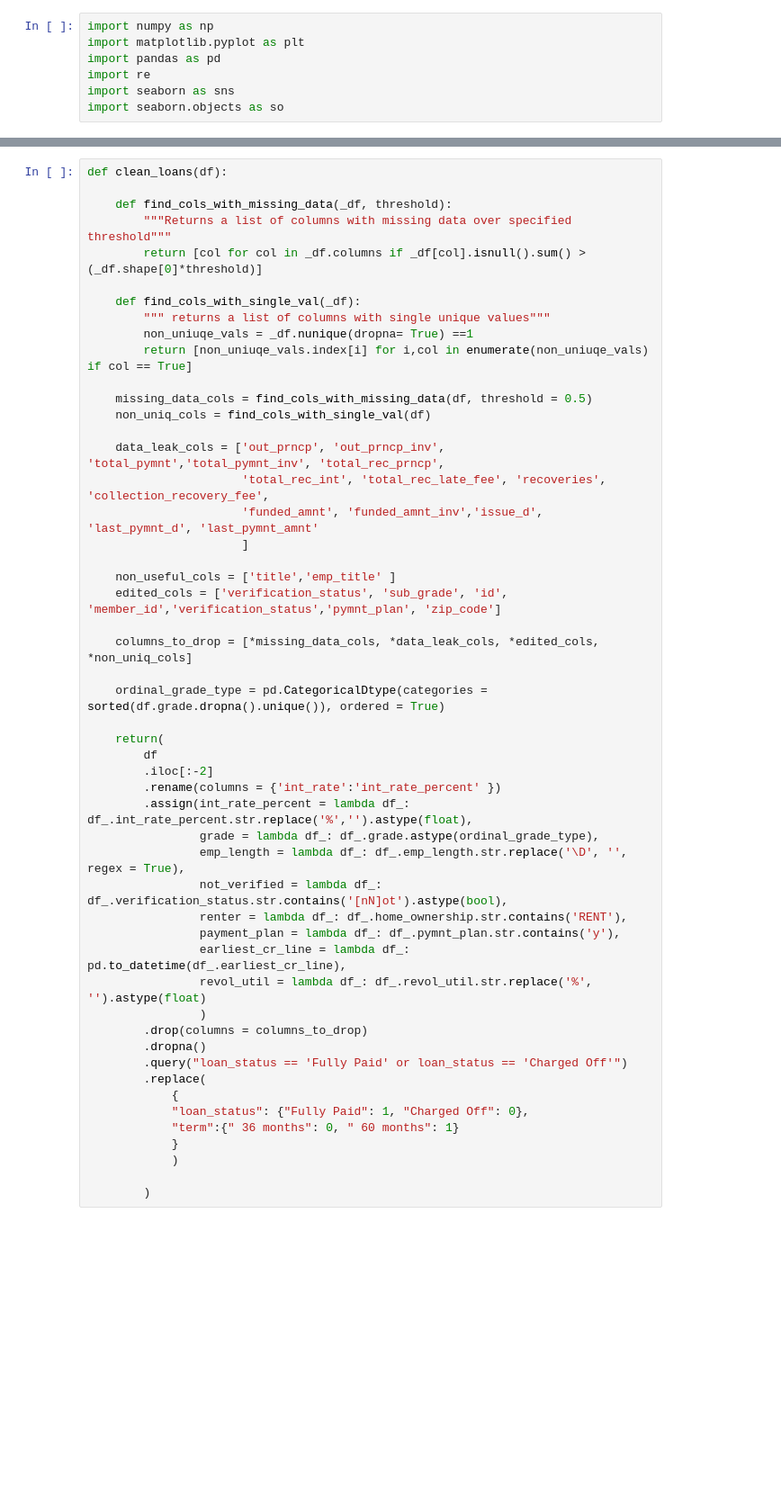
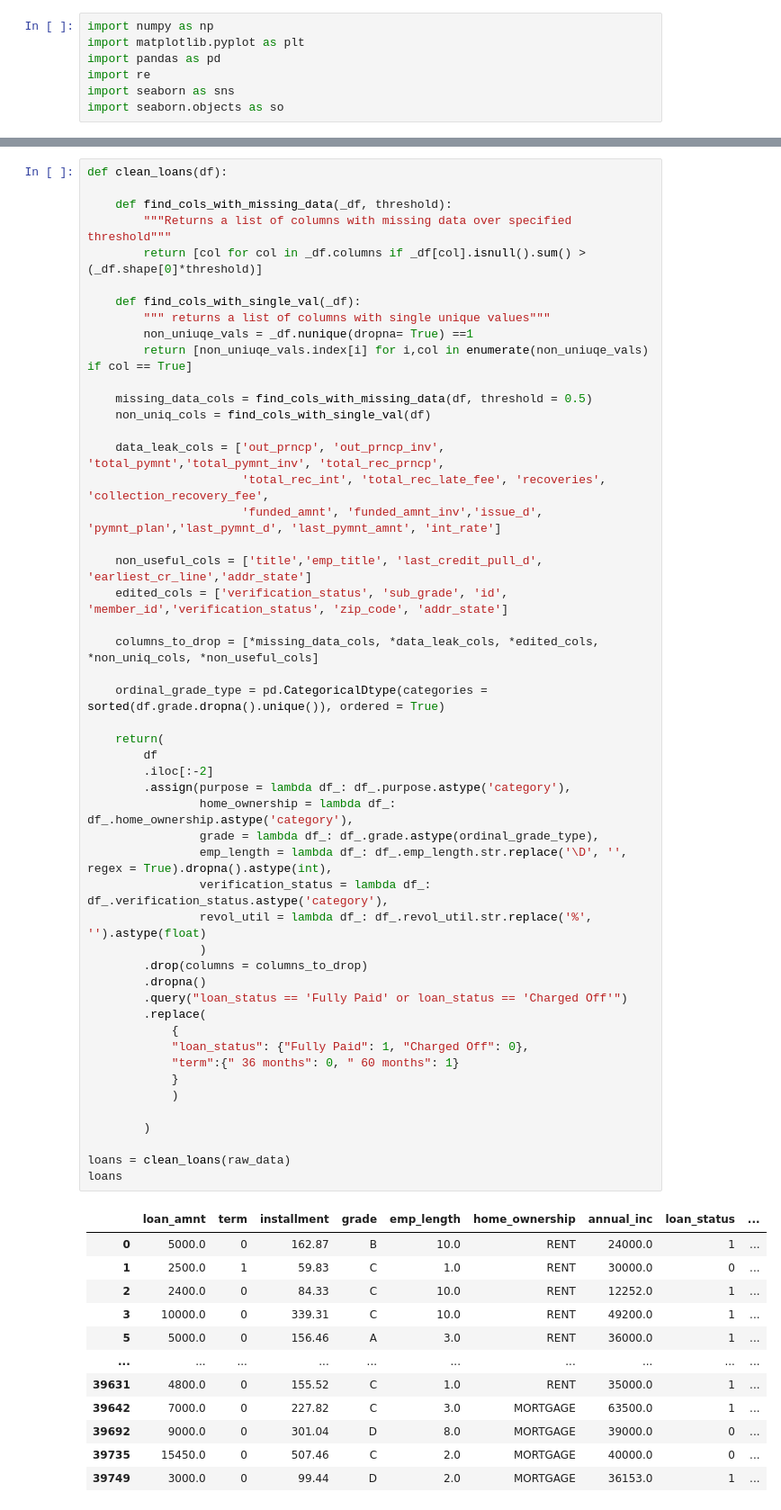
Before and after one commit to Mschaid/credit_modeling, a Jupyter notebook: notebooks/loans_EDA.ipynb, the cells around one changed output, grey strips where cells are left out. Shown at 90% size. Cells and saved outputs as stored; diff of their text form; blank space fills up the shorter version.

```diff
--- a/notebooks/loans_EDA.ipynb
+++ b/notebooks/loans_EDA.ipynb
@@ -22,42 +22,54 @@ def clean_loans(df):
         non_uniuqe_vals = _df.nunique(dropna= True) ==1
         return [non_uniuqe_vals.index[i] for i,col in enumerate(non_uniuqe_vals) if col == True]
 
     missing_data_cols = find_cols_with_missing_data(df, threshold = 0.5)
     non_uniq_cols = find_cols_with_single_val(df)
 
     data_leak_cols = ['out_prncp', 'out_prncp_inv', 'total_pymnt','total_pymnt_inv', 'total_rec_prncp',
                       'total_rec_int', 'total_rec_late_fee', 'recoveries', 'collection_recovery_fee',
-                      'funded_amnt', 'funded_amnt_inv','issue_d', 'last_pymnt_d', 'last_pymnt_amnt'
-                      ]
+                      'funded_amnt', 'funded_amnt_inv','issue_d', 'pymnt_plan','last_pymnt_d', 'last_pymnt_amnt', 'int_rate']
 
-    non_useful_cols = ['title','emp_title' ]
-    edited_cols = ['verification_status', 'sub_grade', 'id', 'member_id','verification_status','pymnt_plan', 'zip_code']
+    non_useful_cols = ['title','emp_title', 'last_credit_pull_d', 'earliest_cr_line','addr_state']
+    edited_cols = ['verification_status', 'sub_grade', 'id', 'member_id','verification_status', 'zip_code', 'addr_state']
 
-    columns_to_drop = [*missing_data_cols, *data_leak_cols, *edited_cols, *non_uniq_cols]
+    columns_to_drop = [*missing_data_cols, *data_leak_cols, *edited_cols, *non_uniq_cols, *non_useful_cols]
 
     ordinal_grade_type = pd.CategoricalDtype(categories = sorted(df.grade.dropna().unique()), ordered = True)
 
     return(
         df
         .iloc[:-2]
-        .rename(columns = {'int_rate':'int_rate_percent' })
-        .assign(int_rate_percent = lambda df_: df_.int_rate_percent.str.replace('%','').astype(float),
+        .assign(purpose = lambda df_: df_.purpose.astype('category'),
+                home_ownership = lambda df_: df_.home_ownership.astype('category'),
                 grade = lambda df_: df_.grade.astype(ordinal_grade_type),
-                emp_length = lambda df_: df_.emp_length.str.replace('\D', '', regex = True),
-                not_verified = lambda df_: df_.verification_status.str.contains('[nN]ot').astype(bool),
-                renter = lambda df_: df_.home_ownership.str.contains('RENT'),
-                payment_plan = lambda df_: df_.pymnt_plan.str.contains('y'),
-                earliest_cr_line = lambda df_: pd.to_datetime(df_.earliest_cr_line),
+                emp_length = lambda df_: df_.emp_length.str.replace('\D', '', regex = True).dropna().astype(int),
+                verification_status = lambda df_: df_.verification_status.astype('category'),
                 revol_util = lambda df_: df_.revol_util.str.replace('%', '').astype(float)
                 )
         .drop(columns = columns_to_drop)
         .dropna()
         .query("loan_status == 'Fully Paid' or loan_status == 'Charged Off'")
         .replace(
             {
             "loan_status": {"Fully Paid": 1, "Charged Off": 0},
             "term":{" 36 months": 0, " 60 months": 1}
             }
             )
 
         )
+
+loans = clean_loans(raw_data)
+loans
+# %% [output]
+|  | loan_amnt | term | installment | grade | emp_length | home_ownership | annual_inc | loan_status | ... |
+| 0 | 5000.0 | 0 | 162.87 | B | 10.0 | RENT | 24000.0 | 1 | ... |
+| 1 | 2500.0 | 1 | 59.83 | C | 1.0 | RENT | 30000.0 | 0 | ... |
+| 2 | 2400.0 | 0 | 84.33 | C | 10.0 | RENT | 12252.0 | 1 | ... |
+| 3 | 10000.0 | 0 | 339.31 | C | 10.0 | RENT | 49200.0 | 1 | ... |
+| 5 | 5000.0 | 0 | 156.46 | A | 3.0 | RENT | 36000.0 | 1 | ... |
+| ... | ... | ... | ... | ... | ... | ... | ... | ... | ... |
+| 39631 | 4800.0 | 0 | 155.52 | C | 1.0 | RENT | 35000.0 | 1 | ... |
+| 39642 | 7000.0 | 0 | 227.82 | C | 3.0 | MORTGAGE | 63500.0 | 1 | ... |
+| 39692 | 9000.0 | 0 | 301.04 | D | 8.0 | MORTGAGE | 39000.0 | 0 | ... |
+| 39735 | 15450.0 | 0 | 507.46 | C | 2.0 | MORTGAGE | 40000.0 | 0 | ... |
+| 39749 | 3000.0 | 0 | 99.44 | D | 2.0 | MORTGAGE | 36153.0 | 1 | ... |
```
Also changed, not shown: parts of 10 cells of this notebook, 3 other files.
